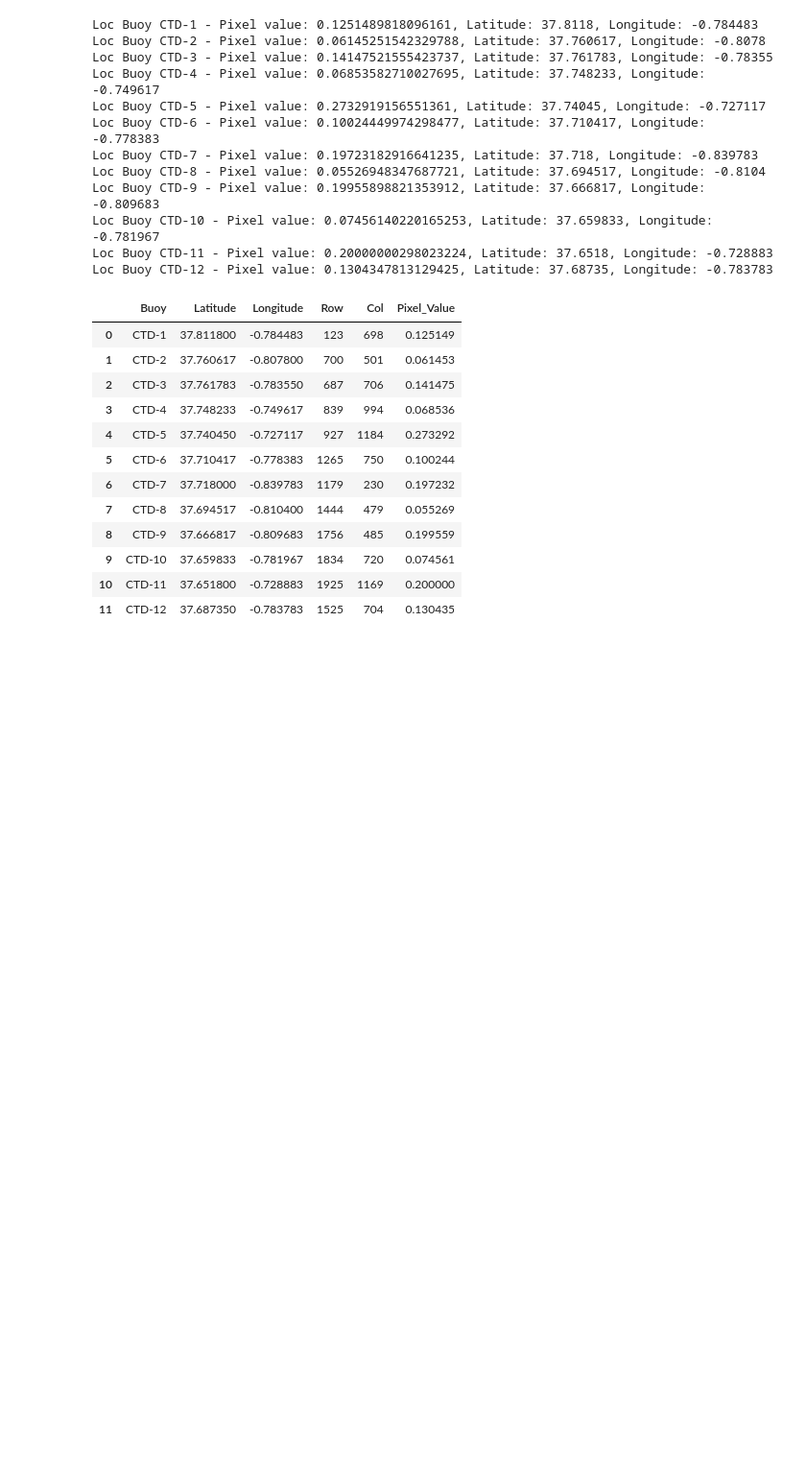
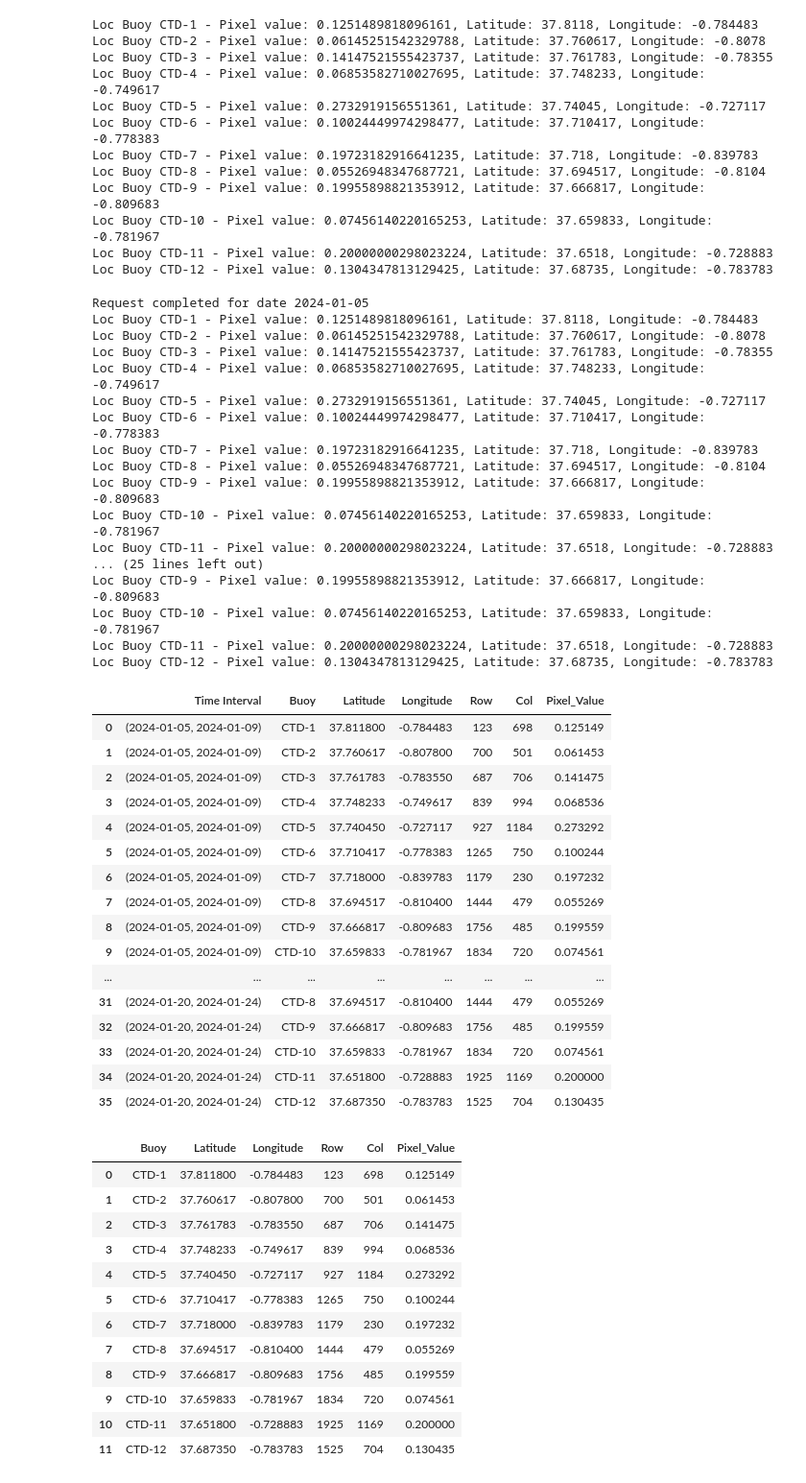
Before and after one commit to Antonio-MI/mar-menor-chl, a Jupyter notebook: Copernicus/process_api_pruebas.ipynb, the cells around one changed output. Shown at 96% size. Saved outputs shown, nothing was run; the diff lists cells and outputs as text; code cells hidden in the pictures; blank space fills up the shorter version.

Commit message:
function to obtain time metadata and loop over time slots for buoys

```diff
--- a/Copernicus/process_api_pruebas.ipynb
+++ b/Copernicus/process_api_pruebas.ipynb
@@ -340,7 +377,7 @@ end = datetime(2022, 7, 20).date().isoformat()
 time_interval = [start, end]
 aoi = [-0.866977, 37.628916, -0.71696, 37.822802]
 resolution = 10
-response = get_image_copernicus(access_token, time_interval, image_type, aoi, evalscript, resolution)
+response = get_image_copernicus(access_token, time_interval, image_type, aoi, evalscript, resolution, config)
 # %% [output]
 Request completed
 # %%
@@ -390,24 +423,6 @@ evalscript = eval.evalscript_ndwi_array
 response = get_image_copernicus(access_token, time_interval, image_type, aoi, evalscript, resolution)
 # %% [output]
 Request completed
-# %%
-catalog = SentinelHubCatalog(config=config)
-
-aoi_bbox = BBox(bbox=aoi_coords_wgs84, crs=CRS.WGS84)
-time_interval = '2024-01-01', '2024-02-28'
-
-search_iterator = catalog.search(
-    DataCollection.SENTINEL2_L2A,
-    bbox=aoi_bbox,
-    time=time_interval,
-    fields={"include": ["id", "properties.datetime"], "exclude": []},
-
-)
-
-results = list(search_iterator)
-print("Total number of results:", len(results))
-
-results
 # %%
 if response.status_code == 200:
     with MemoryFile(response.content) as memfile:
@@ -463,0 +508,59 @@ Loc Buoy CTD-12 - Pixel value: 0.1304347813129425, Latitude: 37.68735, Longitude
+# %%
+access_token = get_access_token(username, password)
+evalscript = """
+    //VERSION=3
+
+    function setup() {
+        return {
+            input: ["B03", "B08"],
+            output: {
+                id: "index",       // Identifier for the output
+                bands: 1,
+                sampleType: "FLOAT32"
+            }
+        }
+    }
+
+    function evaluatePixel(samples) {
+        return [index(samples.B03, samples.B08)]
+    }
+    """
+image_type = "tiff" # png para imagen / tiff para array - depende del evalscript
+aoi = [-0.866977, 37.628916, -0.71696, 37.822802]
+resolution = 10
+process_buoy_data_multiple_responses(slots, access_token, image_type, aoi, evalscript, resolution, config, loc_boyas)
+# %% [output]
+Request completed for date 2024-01-05
+Loc Buoy CTD-1 - Pixel value: 0.1251489818096161, Latitude: 37.8118, Longitude: -0.784483
+Loc Buoy CTD-2 - Pixel value: 0.06145251542329788, Latitude: 37.760617, Longitude: -0.8078
+Loc Buoy CTD-3 - Pixel value: 0.14147521555423737, Latitude: 37.761783, Longitude: -0.78355
+Loc Buoy CTD-4 - Pixel value: 0.06853582710027695, Latitude: 37.748233, Longitude: -0.749617
+Loc Buoy CTD-5 - Pixel value: 0.2732919156551361, Latitude: 37.74045, Longitude: -0.727117
+Loc Buoy CTD-6 - Pixel value: 0.10024449974298477, Latitude: 37.710417, Longitude: -0.778383
+Loc Buoy CTD-7 - Pixel value: 0.19723182916641235, Latitude: 37.718, Longitude: -0.839783
+Loc Buoy CTD-8 - Pixel value: 0.05526948347687721, Latitude: 37.694517, Longitude: -0.8104
+Loc Buoy CTD-9 - Pixel value: 0.19955898821353912, Latitude: 37.666817, Longitude: -0.809683
+Loc Buoy CTD-10 - Pixel value: 0.07456140220165253, Latitude: 37.659833, Longitude: -0.781967
+Loc Buoy CTD-11 - Pixel value: 0.20000000298023224, Latitude: 37.6518, Longitude: -0.728883
+... (25 lines left out)
+Loc Buoy CTD-9 - Pixel value: 0.19955898821353912, Latitude: 37.666817, Longitude: -0.809683
+Loc Buoy CTD-10 - Pixel value: 0.07456140220165253, Latitude: 37.659833, Longitude: -0.781967
+Loc Buoy CTD-11 - Pixel value: 0.20000000298023224, Latitude: 37.6518, Longitude: -0.728883
+Loc Buoy CTD-12 - Pixel value: 0.1304347813129425, Latitude: 37.68735, Longitude: -0.783783
+|  | Time Interval | Buoy | Latitude | Longitude | Row | Col | Pixel_Value |
+| 0 | (2024-01-05, 2024-01-09) | CTD-1 | 37.811800 | -0.784483 | 123 | 698 | 0.125149 |
+| 1 | (2024-01-05, 2024-01-09) | CTD-2 | 37.760617 | -0.807800 | 700 | 501 | 0.061453 |
+| 2 | (2024-01-05, 2024-01-09) | CTD-3 | 37.761783 | -0.783550 | 687 | 706 | 0.141475 |
+| 3 | (2024-01-05, 2024-01-09) | CTD-4 | 37.748233 | -0.749617 | 839 | 994 | 0.068536 |
+| 4 | (2024-01-05, 2024-01-09) | CTD-5 | 37.740450 | -0.727117 | 927 | 1184 | 0.273292 |
+| 5 | (2024-01-05, 2024-01-09) | CTD-6 | 37.710417 | -0.778383 | 1265 | 750 | 0.100244 |
+| 6 | (2024-01-05, 2024-01-09) | CTD-7 | 37.718000 | -0.839783 | 1179 | 230 | 0.197232 |
+| 7 | (2024-01-05, 2024-01-09) | CTD-8 | 37.694517 | -0.810400 | 1444 | 479 | 0.055269 |
+| 8 | (2024-01-05, 2024-01-09) | CTD-9 | 37.666817 | -0.809683 | 1756 | 485 | 0.199559 |
+| 9 | (2024-01-05, 2024-01-09) | CTD-10 | 37.659833 | -0.781967 | 1834 | 720 | 0.074561 |
+| ... | ... | ... | ... | ... | ... | ... | ... |
+| 31 | (2024-01-20, 2024-01-24) | CTD-8 | 37.694517 | -0.810400 | 1444 | 479 | 0.055269 |
+| 32 | (2024-01-20, 2024-01-24) | CTD-9 | 37.666817 | -0.809683 | 1756 | 485 | 0.199559 |
+| 33 | (2024-01-20, 2024-01-24) | CTD-10 | 37.659833 | -0.781967 | 1834 | 720 | 0.074561 |
+| 34 | (2024-01-20, 2024-01-24) | CTD-11 | 37.651800 | -0.728883 | 1925 | 1169 | 0.200000 |
+| 35 | (2024-01-20, 2024-01-24) | CTD-12 | 37.687350 | -0.783783 | 1525 | 704 | 0.130435 |
```
Also changed, not shown: parts of 8 cells of this notebook.
